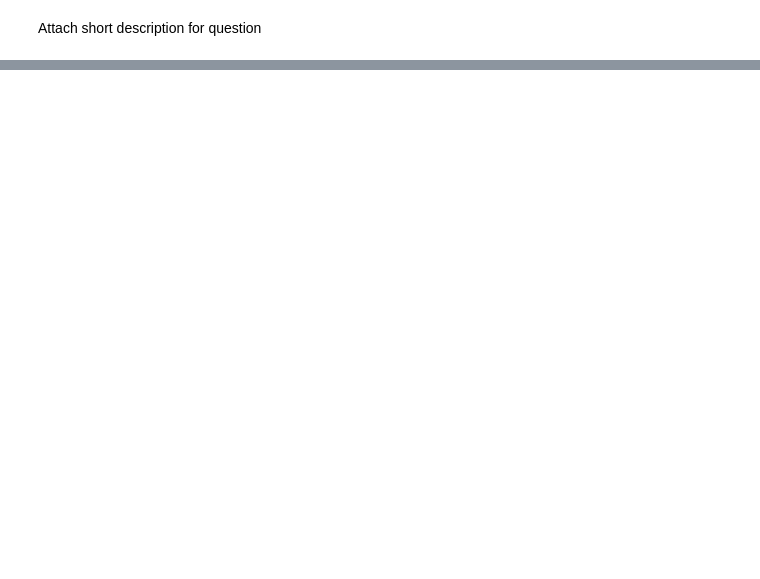
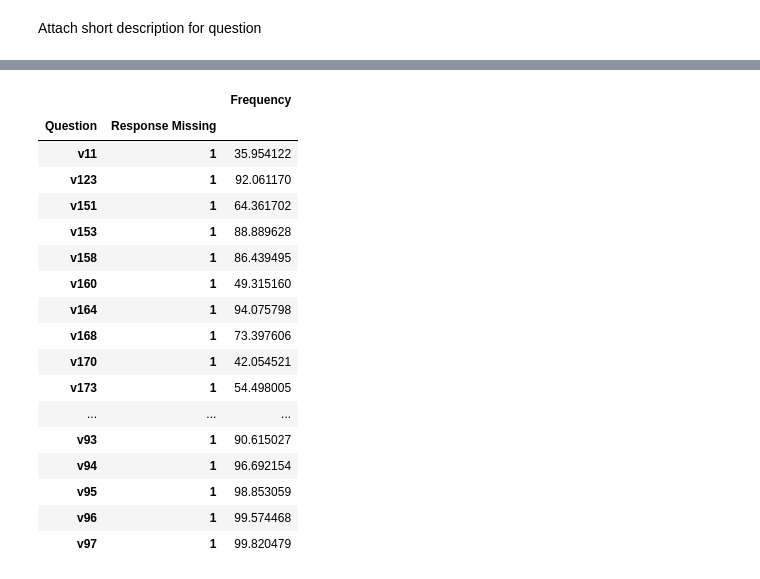
Before and after one commit to sabrina-tan/stat441-W20-project, a Jupyter notebook: 02-exploratory/EDA-Dylan.ipynb, the cells around one changed output, grey strips where cells are left out. Saved outputs shown, nothing was run; the diff lists cells and outputs as text; code cells hidden in the pictures; blank space fills up the shorter version.

```diff
--- a/02-exploratory/EDA-Dylan.ipynb
+++ b/02-exploratory/EDA-Dylan.ipynb
@@ -141,0 +227,21 @@ frequency_train_no_blanks[frequency_train_no_blanks['Response']==0]
+# %%
+cols_missing
+# %% [output]
+|  |  | Frequency |
+| Question | Response Missing |  |
+| v11 | 1 | 35.954122 |
+| v123 | 1 | 92.061170 |
+| v151 | 1 | 64.361702 |
+| v153 | 1 | 88.889628 |
+| v158 | 1 | 86.439495 |
+| v160 | 1 | 49.315160 |
+| v164 | 1 | 94.075798 |
+| v168 | 1 | 73.397606 |
+| v170 | 1 | 42.054521 |
+| v173 | 1 | 54.498005 |
+| ... | ... | ... |
+| v93 | 1 | 90.615027 |
+| v94 | 1 | 96.692154 |
+| v95 | 1 | 98.853059 |
+| v96 | 1 | 99.574468 |
+| v97 | 1 | 99.820479 |
```
Also changed, not shown: parts of 19 cells of this notebook.
